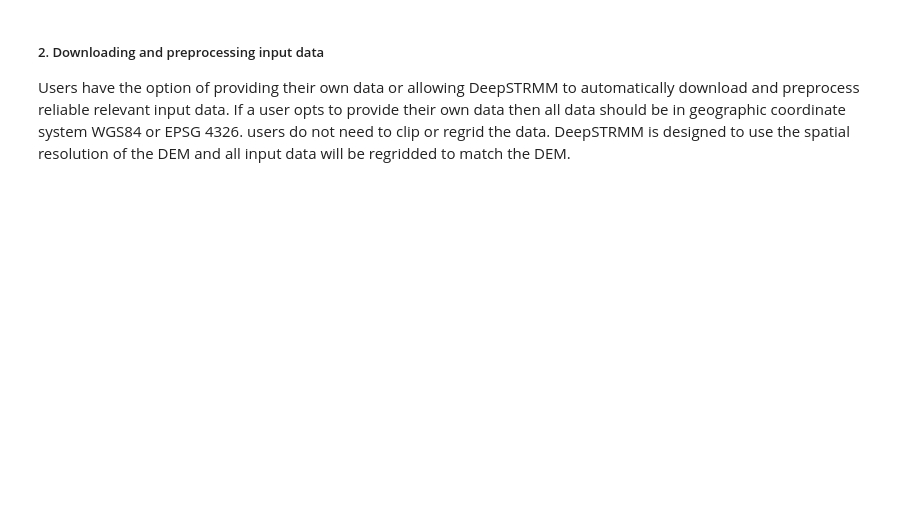
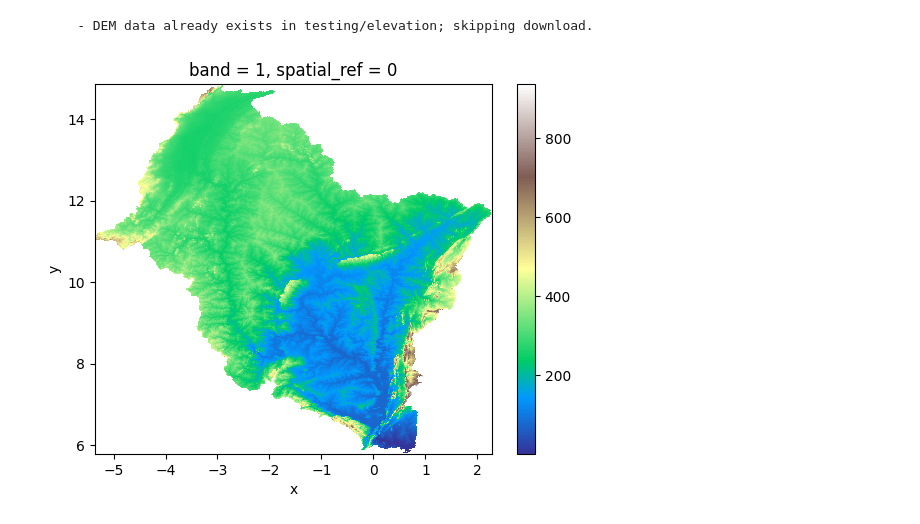
Before and after one commit to confidence-duku/bakaano-hydro, a Jupyter notebook: deepstrmm_tutorial.ipynb, the cells around one changed output. Drawn from its saved outputs; the diff is of its cells as text; code cells hidden in the pictures; blank space fills up the shorter version.

Commit message:
added option to add local data and also plot functions

```diff
--- a/deepstrmm_tutorial.ipynb
+++ b/deepstrmm_tutorial.ipynb
@@ -11,12 +16,4 @@ The 'working_dir' is the home of all DeepSTRMM analysis. Relevant folders with i
 # Set working directory and path to shapefile of study area
 
 working_dir = 'testing'
-study_area = 'hydro/test/volta.shp'
-
-from deepstrmm.main import DeepSTRMM
-ds = DeepSTRMM(
-    working_dir,
-    study_area,
-    '1981-01-01',
-    '2016-12-31'
-)
+study_area = 'deepstrmm/test/volta.shp'
@@ -27,11 +20,11 @@ ds = DeepSTRMM(
-# %% [markdown]
-##### 2. Downloading and preprocessing input data
-
-Users have the option of providing their own data or allowing DeepSTRMM to automatically download and preprocess reliable relevant input data. If a user opts to provide their own data then all data should be in geographic coordinate system WGS84 or EPSG 4326. users do not need to clip or regrid the data. DeepSTRMM is designed to use the spatial resolution of the DEM and all input data will be regridded to match the DEM.
 # %%
-# Elevation
+# Get elevation data
 
 from deepstrmm.dem import DEM
 dd = DEM(working_dir, study_area, local_data=False, local_data_path=None)
 dd.get_dem_data()
+dd.plot_dem()
+# %% [output]
+     - DEM data already exists in testing/elevation; skipping download.
+[figure, added]
 # %%
```
Also changed, not shown: parts of 16 cells of this notebook, 18 other files.
